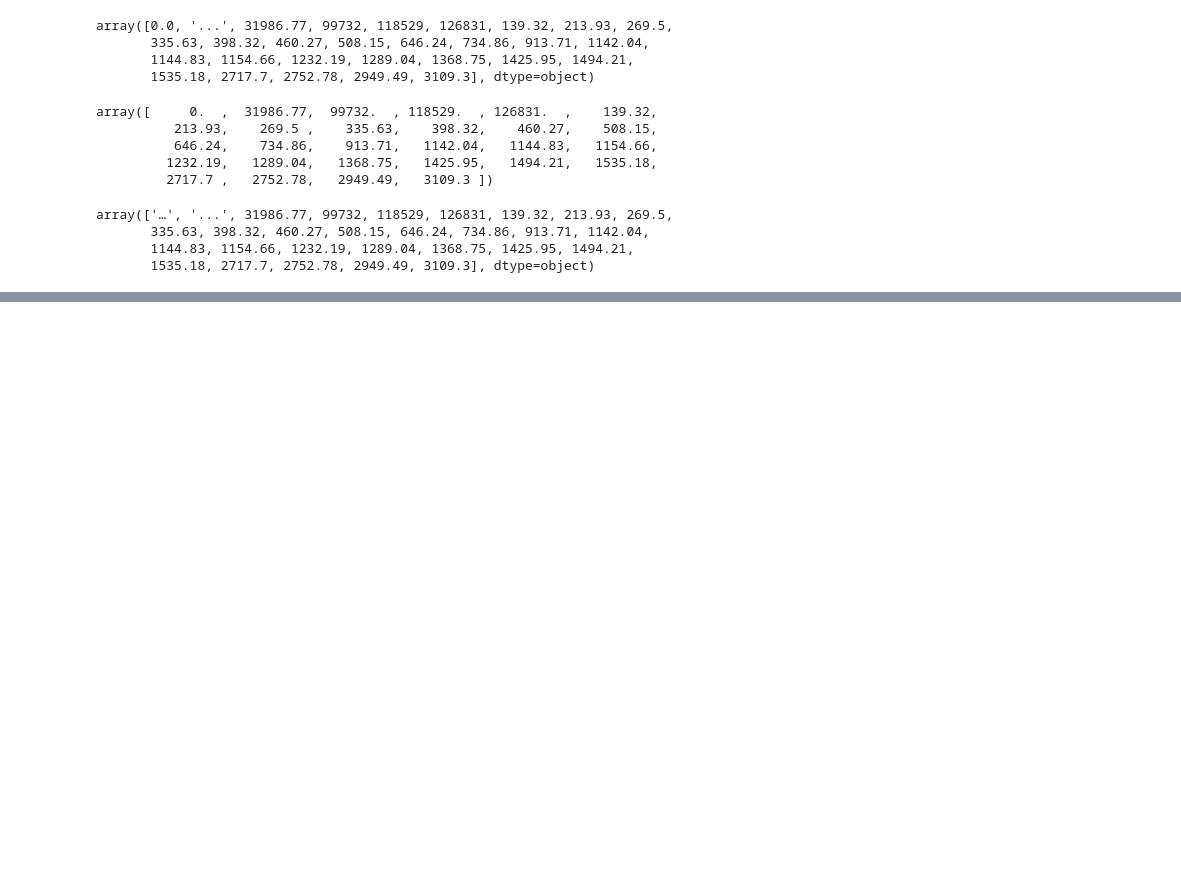
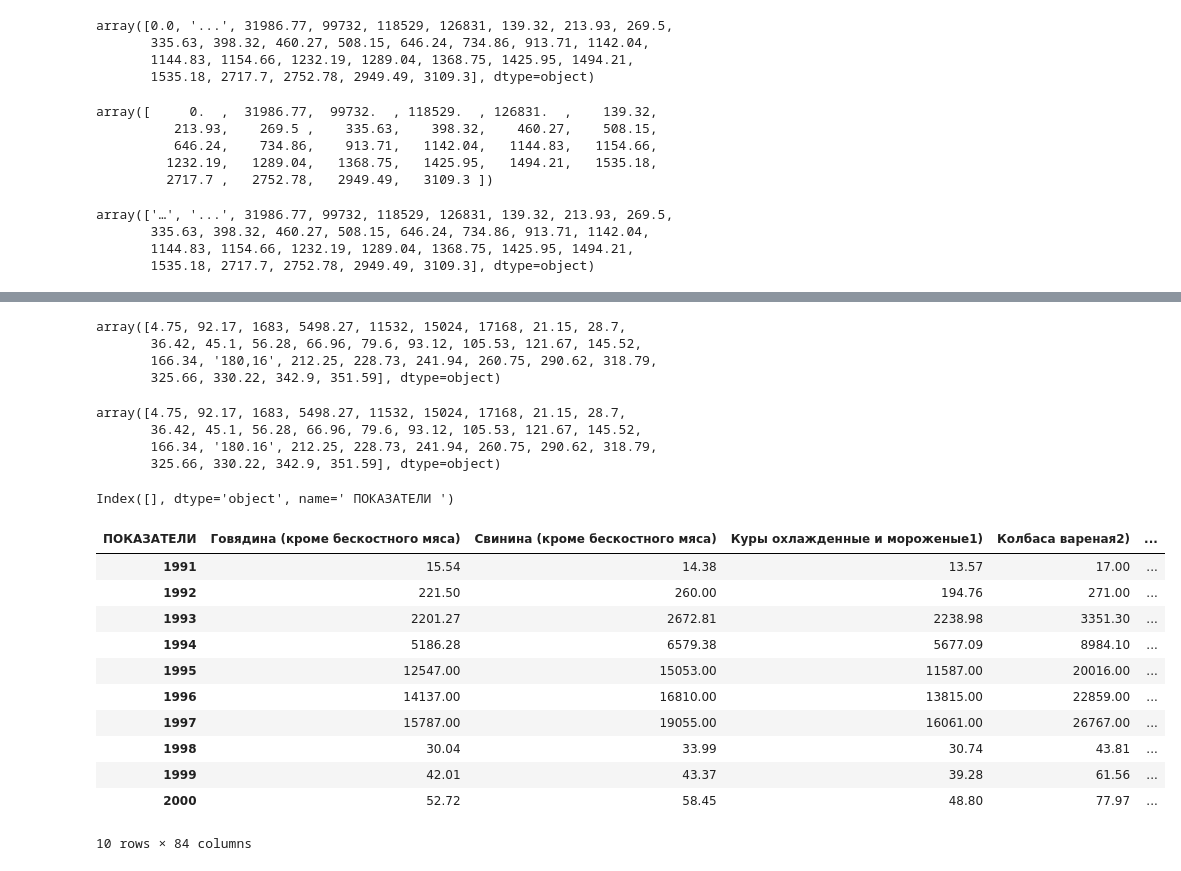
Before and after one commit to germancheg/altan_python, a Jupyter notebook: 2.analytics/10.Rosstat_example.ipynb, the cells around one changed output, grey strips where cells are left out. Cells and saved outputs as stored; diff of their text form; code cells hidden in the pictures; blank space fills up the shorter version.

```diff
--- a/2.analytics/10.Rosstat_example.ipynb
+++ b/2.analytics/10.Rosstat_example.ipynb
@@ -238,0 +251,4 @@ array(['…', '...', 31986.77, 99732, 118529, 126831, 139.32, 213.93, 269.5,
+# %%
+# замена '…' на 0.0
+data_3 = data_3.replace("-", 0.0)
+data_3['Бензин автомобильный марки А-76 (АИ-80)17), за л'].unique()
@@ -238,0 +282,37 @@ array(['…', '...', 31986.77, 99732, 118529, 126831, 139.32, 213.93, 269.5,
+# %%
+data_3['Постановка набоек, за пару'].unique()
+# %% [output]
+array([4.75, 92.17, 1683, 5498.27, 11532, 15024, 17168, 21.15, 28.7,
+       36.42, 45.1, 56.28, 66.96, 79.6, 93.12, 105.53, 121.67, 145.52,
+       166.34, '180,16', 212.25, 228.73, 241.94, 260.75, 290.62, 318.79,
+       325.66, 330.22, 342.9, 351.59], dtype=object)
+# %%
+# замена запятой внутри значений на точку
+data_3 = data_3.replace(",", ".", regex=True)
+data_3['Постановка набоек, за пару'].unique()
+# %% [output]
+array([4.75, 92.17, 1683, 5498.27, 11532, 15024, 17168, 21.15, 28.7,
+       36.42, 45.1, 56.28, 66.96, 79.6, 93.12, 105.53, 121.67, 145.52,
+       166.34, '180.16', 212.25, 228.73, 241.94, 260.75, 290.62, 318.79,
+       325.66, 330.22, 342.9, 351.59], dtype=object)
+# %%
+data_4 = data_3.astype("float")
+# %%
+data_4.select_dtypes(include="object").columns
+# %% [output]
+Index([], dtype='object', name=' ПОКАЗАТЕЛИ ')
+# %%
+data_4.head(10)
+# %% [output]
+| ПОКАЗАТЕЛИ | Говядина (кроме бескостного мяса) | Свинина (кроме бескостного мяса) | Куры охлажденные и мороженые1) | Колбаса вареная2) | ... |
+| 1991 | 15.54 | 14.38 | 13.57 | 17.00 | ... |
+| 1992 | 221.50 | 260.00 | 194.76 | 271.00 | ... |
+| 1993 | 2201.27 | 2672.81 | 2238.98 | 3351.30 | ... |
+| 1994 | 5186.28 | 6579.38 | 5677.09 | 8984.10 | ... |
+| 1995 | 12547.00 | 15053.00 | 11587.00 | 20016.00 | ... |
+| 1996 | 14137.00 | 16810.00 | 13815.00 | 22859.00 | ... |
+| 1997 | 15787.00 | 19055.00 | 16061.00 | 26767.00 | ... |
+| 1998 | 30.04 | 33.99 | 30.74 | 43.81 | ... |
+| 1999 | 42.01 | 43.37 | 39.28 | 61.56 | ... |
+| 2000 | 52.72 | 58.45 | 48.80 | 77.97 | ... |
+10 rows × 84 columns
```
Also changed, not shown: parts of 22 cells of this notebook, 5 other files.
